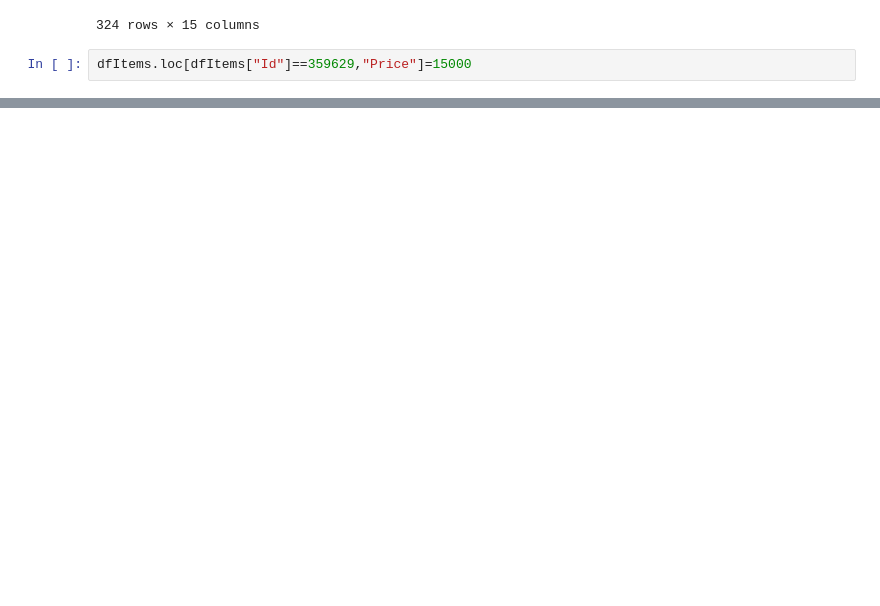
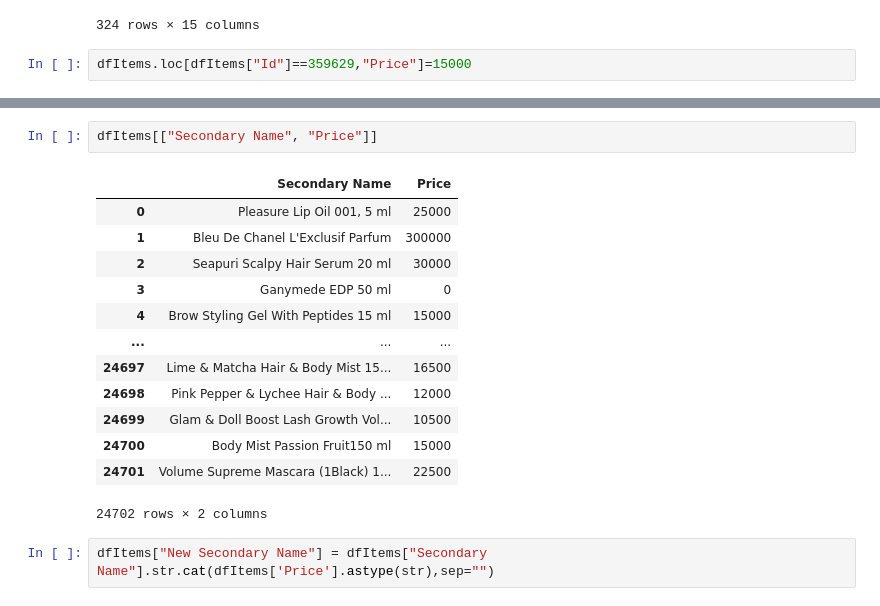
Before and after one commit to Ahmadhumayoun/AdvancePythonClassRepo, a Jupyter notebook: PandasLearning.ipynb, the cells around one changed output, grey strips where cells are left out. Cells and saved outputs as stored; diff of their text form; blank space fills up the shorter version.

```diff
--- a/PandasLearning.ipynb
+++ b/PandasLearning.ipynb
@@ -690,3 +688,21 @@ dfItems[dfItems["Id"]==359629]
 # %% [output]
 |  | Picture | Id | Name | Secondary Name | Barcode | Code | Price | Description | ... |
 | 809 | https://www.storeakmedia.com/stor... | 359629 | بلسم ما بعد الحلاقة للبشرة الحساس... | After Shave Balm Sensitive Pro Ul... | 9005800347479 | 0 | 15000 | بلسم مهدئ البشرة ما بعد الحلاقة، ... | ... |
+# %%
+dfItems[["Secondary Name", "Price"]]
+# %% [output]
+|  | Secondary Name | Price |
+| 0 | Pleasure Lip Oil 001, 5 ml | 25000 |
+| 1 | Bleu De Chanel L'Exclusif Parfum | 300000 |
+| 2 | Seapuri Scalpy Hair Serum 20 ml | 30000 |
+| 3 | Ganymede EDP 50 ml | 0 |
+| 4 | Brow Styling Gel With Peptides 15 ml | 15000 |
+| ... | ... | ... |
+| 24697 | Lime & Matcha Hair & Body Mist 15... | 16500 |
+| 24698 | Pink Pepper & Lychee Hair & Body ... | 12000 |
+| 24699 | Glam & Doll Boost Lash Growth Vol... | 10500 |
+| 24700 | Body Mist Passion Fruit150 ml | 15000 |
+| 24701 | Volume Supreme Mascara (1Black) 1... | 22500 |
+24702 rows × 2 columns
+# %%
+dfItems["New Secondary Name"] = dfItems["Secondary Name"].str.cat(dfItems['Price'].astype(str),sep="")
```
Also changed, not shown: parts of 8 cells of this notebook.
